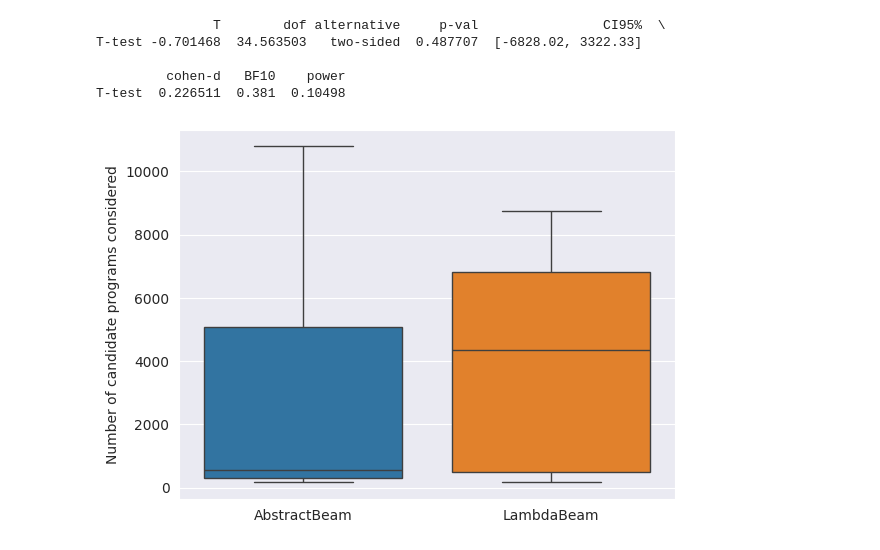
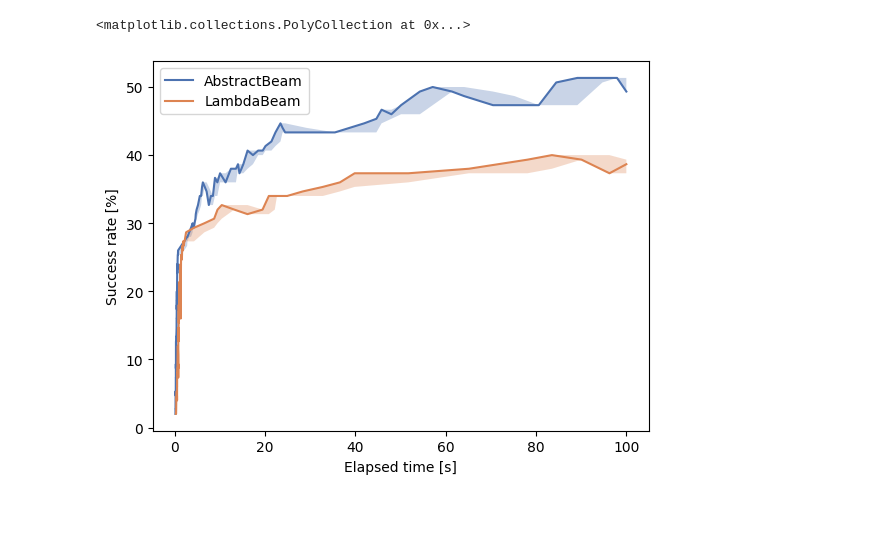
Before and after one commit to jzenkner/AbstractBeam, a Jupyter notebook: docs/results.ipynb, the cells around one changed output. Saved outputs shown, nothing was run; the diff lists cells and outputs as text; code cells hidden in the pictures; blank space fills up the shorter version.

```diff
--- a/docs/results.ipynb
+++ b/docs/results.ipynb
@@ -149,15 +165,15 @@ sns.lineplot(df_lb, x="Number of candidate programs considered", y="Success Rate
-# %%
-df = pd.DataFrame.from_dict({"AbstractBeam": df_ab["Number of candidate programs considered"], "LambdaBeam": df_lb["Number of candidate programs considered"]})
-res = ttest(df["AbstractBeam"], df["LambdaBeam"])
-print(res)
-ax = plt.subplot()
-sns.boxplot(df, ax=ax, showfliers=False)
-ax.set_ylabel("Number of candidate programs considered")
-# save_plot(plot_path + "boxplot_programs", plt.gcf())
-# %% [output]
-               T        dof alternative     p-val                CI95%  \
-T-test -0.701468  34.563503   two-sided  0.487707  [-6828.02, 3322.33]
-
-         cohen-d   BF10    power
-T-test  0.226511  0.381  0.10498
-[figure, removed]
+# %%
+ax = plt.subplot()
+df_ab = load_and_process_results(os.listdir("../neurips/abstractbeam/eval/handwritten/"), "../neurips/abstractbeam/eval/handwritten/")
+df_lb = load_and_process_results(os.listdir("../neurips/lambdabeam/eval/handwritten/"), "../neurips/lambdabeam/eval/handwritten/")
+
+sns.lineplot(df_ab, x="Elapsed time", y="Success rate [%]", label="AbstractBeam", ax=ax)
+plt.fill_between(df_ab.index, df_ab["Moving Min"], df_ab["Moving Max"], alpha=0.3)
+
+sns.lineplot(df_lb, x="Elapsed time", y="Success rate [%]", label="LambdaBeam", ax=ax)
+ax.set_xlabel("Elapsed time [s]")
+plt.fill_between(df_lb.index, df_lb["Moving Min"], df_lb["Moving Max"], alpha=0.3)
+#save_plot(plot_path, "performance_time_fold1", plt.gcf())
+# %% [output]
+<matplotlib.collections.PolyCollection at 0x...>
+[figure, added]
```
Also changed, not shown: parts of 22 cells of this notebook, 8 other files.
